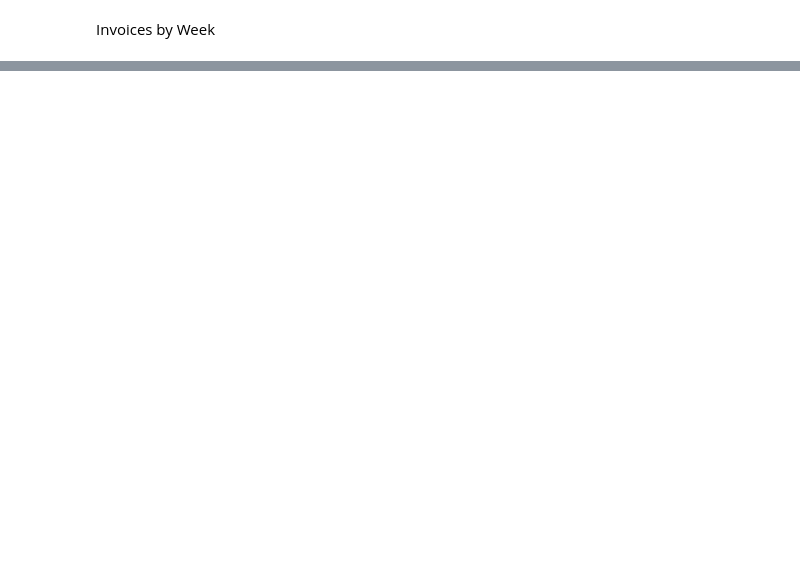
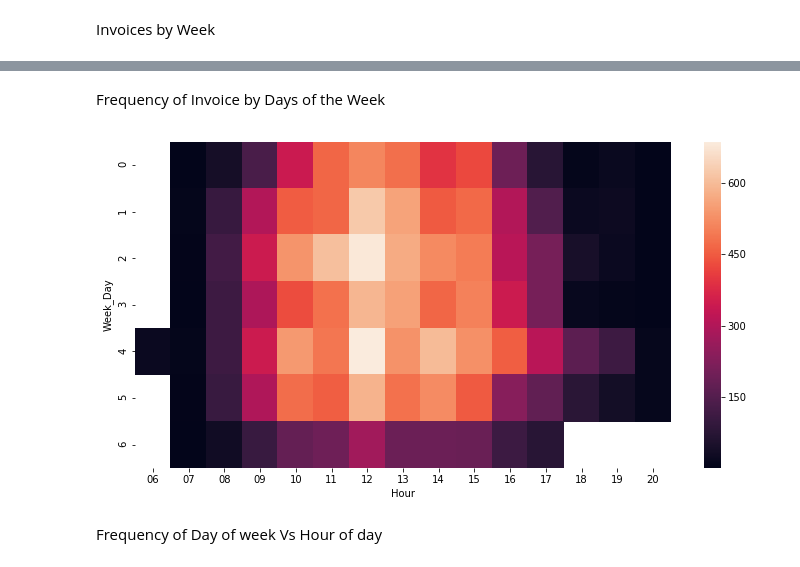
Before and after one commit to rahilshah10/IS, a Jupyter notebook: Zappos/Zappos.ipynb, the cells around one changed output, grey strips where cells are left out. Cells and saved outputs as stored; diff of their text form; code cells hidden in the pictures; blank space fills up the shorter version.

```diff
--- a/Zappos/Zappos.ipynb
+++ b/Zappos/Zappos.ipynb
@@ -408,0 +444,15 @@ I.value_counts().sort_index().plot.bar()
+# %% [markdown]
+Frequency of Invoice by Days of the Week
+# %%
+new_day  = ds.groupby(["Week_Day", "Hour"])["InvoiceNo"].unique().reset_index()
+new_day["InvoiceNo"] = new_day["InvoiceNo"].apply(len)
+
+new_day = new_day.pivot('Week_Day', 'Hour', 'InvoiceNo')
+
+plt.figure(figsize=(12,6))
+sns.heatmap(new_day)
+plt.show()
+# %% [output]
+[figure, added]
+# %% [markdown]
+Frequency of Day of week Vs Hour of day
```
Also changed, not shown: parts of 9 cells of this notebook.
